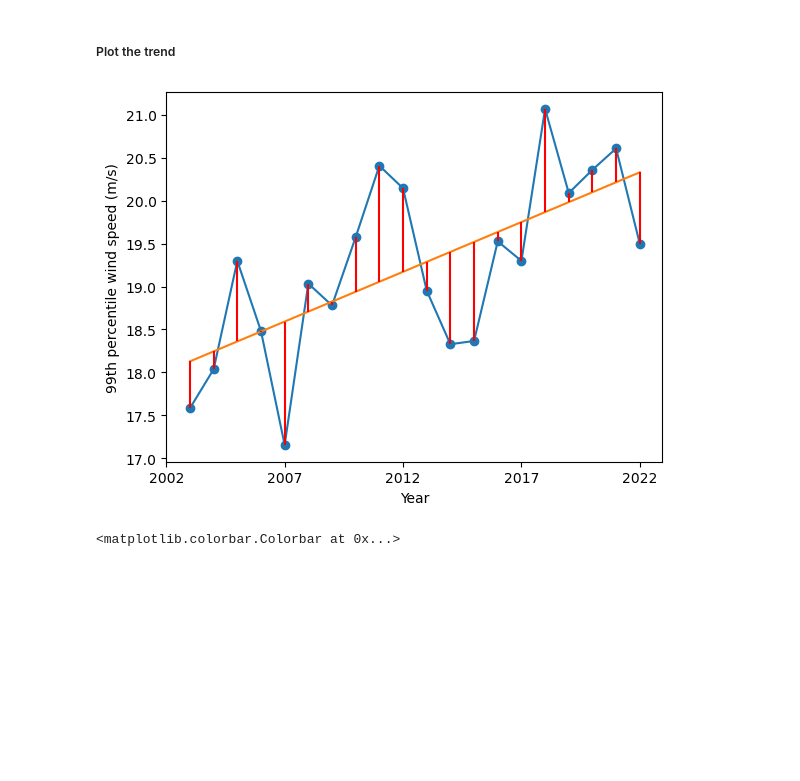
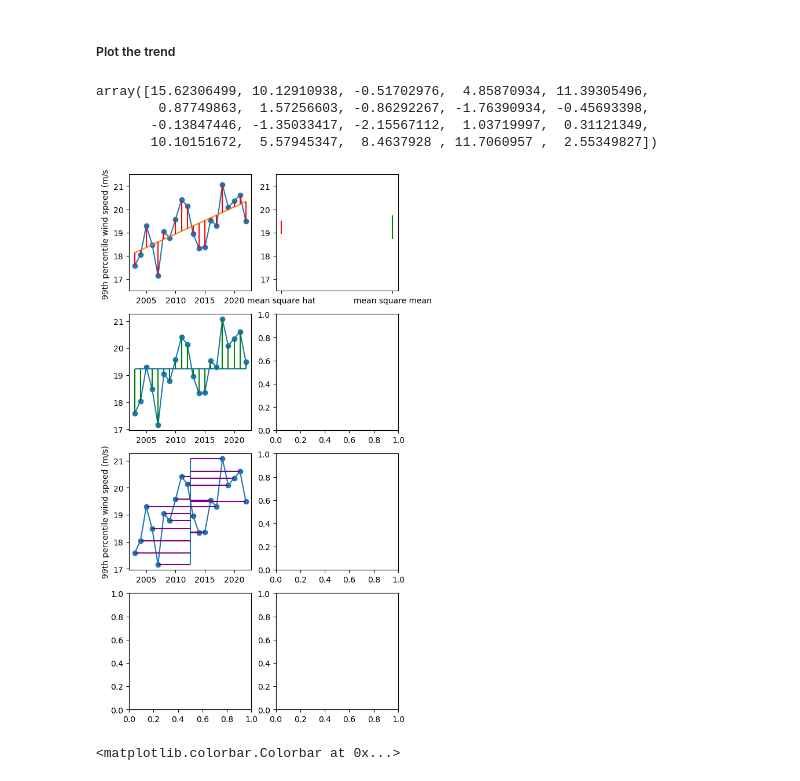
Before and after one commit to reint-fischer/Climate-Demo-Notebooks, a Jupyter notebook: Field-Significance.ipynb, the cells around one changed output. Cells and saved outputs as stored; diff of their text form; code cells hidden in the pictures; blank space fills up the shorter version.

```diff
--- a/Field-Significance.ipynb
+++ b/Field-Significance.ipynb
@@ -97,18 +97,56 @@ minid = np.unravel_index(np.nanargmin(slopes), slopes.shape)
 # %%
 y_max = y[:,maxid[0],maxid[1]]
 y_hat_max = slopes[maxid]*x+intercepts[maxid]
+# %%
+(x-np.mean(x))*(y_max-np.mean(y_max))
+# %% [output]
+array([15.62306499, 10.12910938, -0.51702976,  4.85870934, 11.39305496,
+        0.87749863,  1.57256603, -0.86292267, -1.76390934, -0.45693398,
+       -0.13847446, -1.35033417, -2.15567112,  1.03719997,  0.31121349,
+       10.10151672,  5.57945347,  8.4637928 , 11.7060957 ,  2.55349827])
 # %%
-plt.scatter(x,y_max)
-plt.plot(x,y_max)
-plt.plot(x,y_hat_max)
+fig, ((ax1,ax2),(ax3,ax4),(ax5,ax6),(ax7,ax8))=plt.subplots(nrows=4,ncols=2, figsize=(6,12))
+ax1.scatter(x,y_max)
+ax1.plot(x,y_max)
+ax1.plot(x,y_hat_max, color='tab:orange')
 for j in range(len(x)):
-    plt.vlines(x[j], np.min([y_max[j],y_hat_max[j]]), np.max([y_max[j],y_hat_max[j]]),color='red')
-plt.ylabel('99th percentile wind speed (m/s)')
-plt.xlabel('Year')
-plt.xticks(np.arange(2002,2023,5))
+    ax1.vlines(x[j], np.min([y_max[j],y_hat_max[j]]), np.max([y_max[j],y_hat_max[j]]),color='red')
+ax1.set_ylabel('99th percentile wind speed (m/s)')
+ax1.set_ylim(16.5,21.5)
+# ax1.set_xlabel('Year')
+# ax1.xticks(np.arange(2002,2023,5))
+
+ax2.vlines(0,np.mean(y_max)-0.5*np.mean(np.square(y_max-y_hat_max)),np.mean(y_max)+0.5*np.mean(np.square(y_max-y_hat_max)),color='red')
+ax2.vlines(1,np.mean(y_max)-0.5*np.mean(np.square(y_max-np.mean(y_max))),np.mean(y_max)+0.5*np.mean(np.square(y_max-np.mean(y_max))),color='green')
+# ax2.vlines(1,np.mean(y_max)-0.5*np.sum(np.square(y_max-y_hat_max)),np.mean(y_max)+0.5*np.sum(np.square(y_max-y_hat_max)),color='red')
+# ax2.vlines(1,np.mean(y_max),np.sum(np.square(y_max-y_hat_max))+0.5*np.mean(y_max),color='red')
+ax2.set_ylim(16.5,21.5)
+ax2.set_xticks([0,1])
+ax2.set_xticklabels(['mean square hat','mean square mean'])
+
+ax3.scatter(x,y_max)
+ax3.plot(x,y_max)
+ax3.hlines(np.mean(y_max),np.min(x),np.max(x))
+for j in range(len(x)):
+    ax3.vlines(x[j], np.min([y_max[j],np.mean(y_max)]), np.max([y_max[j],np.mean(y_max)]),color='green')
+# ax2.set_ylabel('99th percentile wind speed (m/s)')
+# ax2.set_xlabel('Year')
+# ax2.set_xticks(np.arange(2002,2023,5))
+
+ax5.scatter(x,y_max)
+ax5.plot(x,y_max)
+ax5.vlines(np.mean(x),np.min(y_max),np.max(y_max))
+for j in range(len(x)):
+    ax5.hlines(y_max[j], np.min([x[j],np.mean(x)]), np.max([x[j],np.mean(x)]),color='purple')
+ax5.set_ylabel('99th percentile wind speed (m/s)')
+# ax2.set_xlabel('Year')
+# ax2.set_xticks(np.arange(2002,2023,5))
+
+# ax4.
+
 plt.show()
 # %% [output]
-[figure, old version]
+[figure, new version]
 # %%
 da_trend = xr.DataArray(data=slopes*10, # m/s/decade
                         dims=["latitude", "longitude"],
```
Also changed, not shown: parts of 13 cells of this notebook.
